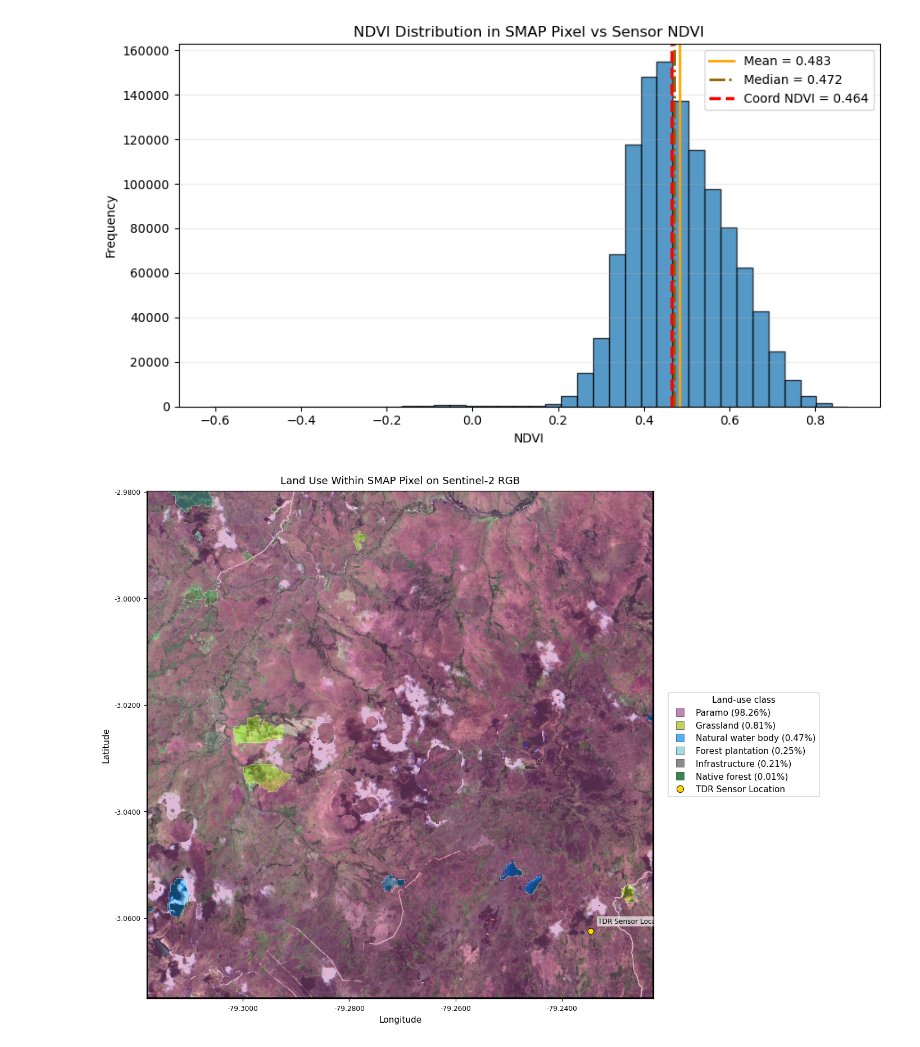
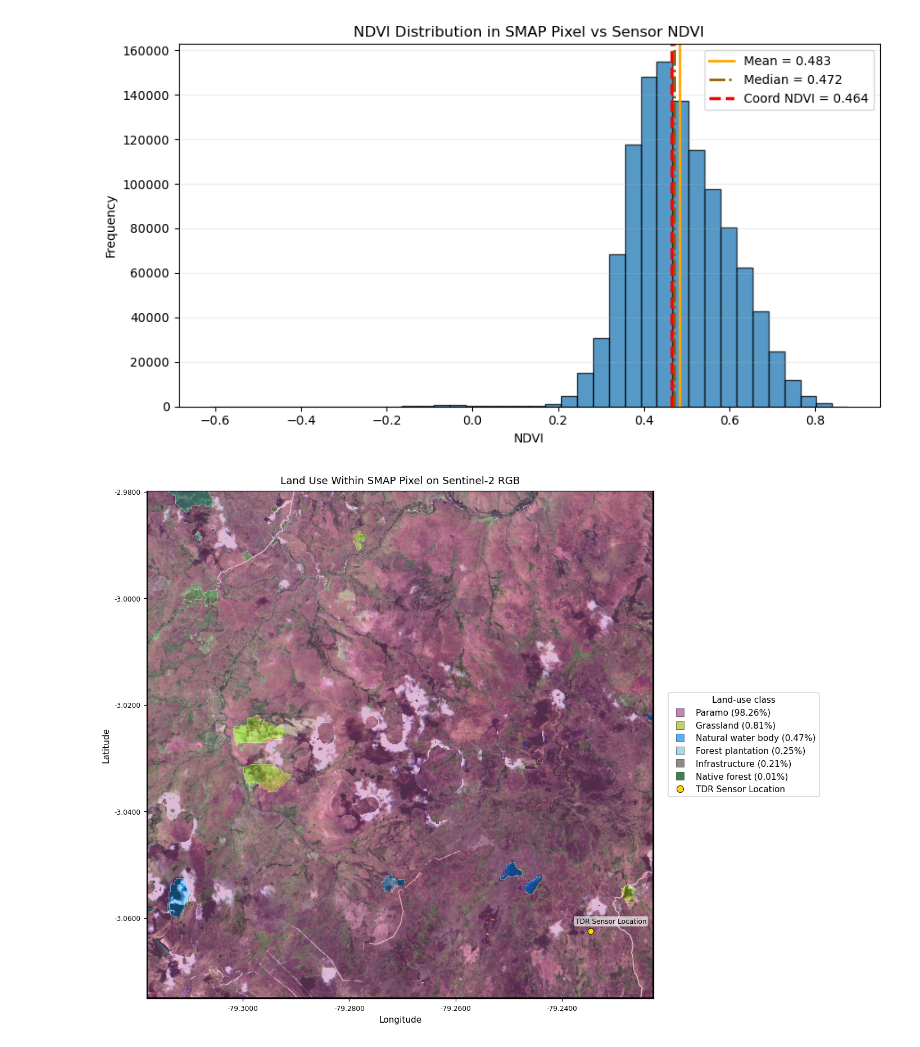
Before and after one commit to eemahon/bachelorThesis_paramos, a Jupyter notebook: analysis/smap_pixel.ipynb, the cells around one changed output. Saved outputs shown, nothing was run; the diff lists cells and outputs as text; code cells hidden in the pictures.

```diff
--- a/analysis/smap_pixel.ipynb
+++ b/analysis/smap_pixel.ipynb
@@ -398,12 +398,12 @@ sensor_plot.plot(ax=ax, color='#ffd400', edgecolor='black', marker='o', markersi
 # Use small, extent-based label offsets to avoid huge plot bounds
 x_span = max(plot_bounds[2] - plot_bounds[0], 1e-9)
 y_span = max(plot_bounds[3] - plot_bounds[1], 1e-9)
-x_offset = x_span * 0.015
+x_offset = x_span * 0.03
 y_offset = y_span * 0.015
 
 for _, row in sensor_plot.iterrows():
     ax.text(
-        row.geometry.x + x_offset,
+        row.geometry.x - x_offset,
         row.geometry.y + y_offset,
         str(row['label']),
         fontsize=8,
@@ -422,31 +422,31 @@ for src_cls, en_cls in zip(ordered_src_classes, ordered_classes[:len(ordered_src
             [0], [0], marker='s', color='none',
             markerfacecolor=class_to_color.get(en_cls, '#cccccc'),
             markeredgecolor='black', markeredgewidth=0.4,
             markersize=9, alpha=0.8,
             label=f"{en_cls} ({pct_lookup.get(src_cls, 0):.2f}%)"
         )
     )
 
 handles.append(
     plt.Line2D(
         [0], [0], marker='o', color='none',
         markerfacecolor='#ffd400', markeredgecolor='black', markeredgewidth=0.6,
         markersize=8, label=sensor_label
     )
 )
 
 ax.legend(handles=handles, title='Land-use class', loc='center left', bbox_to_anchor=(1.02, 0.5), frameon=True)
 ax.set_title('Land Use Within SMAP Pixel on Sentinel-2 RGB', pad=8)
 
 # Show lat/lon on the axes instead of turning them off completely
 ax.set_xlabel('Longitude')
 ax.set_ylabel('Latitude')
 ax.xaxis.set_major_formatter(mticker.FormatStrFormatter('%.4f'))
 ax.yaxis.set_major_formatter(mticker.FormatStrFormatter('%.4f'))
 ax.tick_params(axis='both', labelsize=8)
 
 plt.tight_layout(pad=0.5)
 plt.savefig('smap_landuse.png', bbox_inches='tight', pad_inches=0.15, dpi=150)
 plt.show()
 # %% [output]
-[figure, old version]
+[figure, new version]
```
Also changed, not shown: parts of 1 cell of this notebook, 4 other files.
